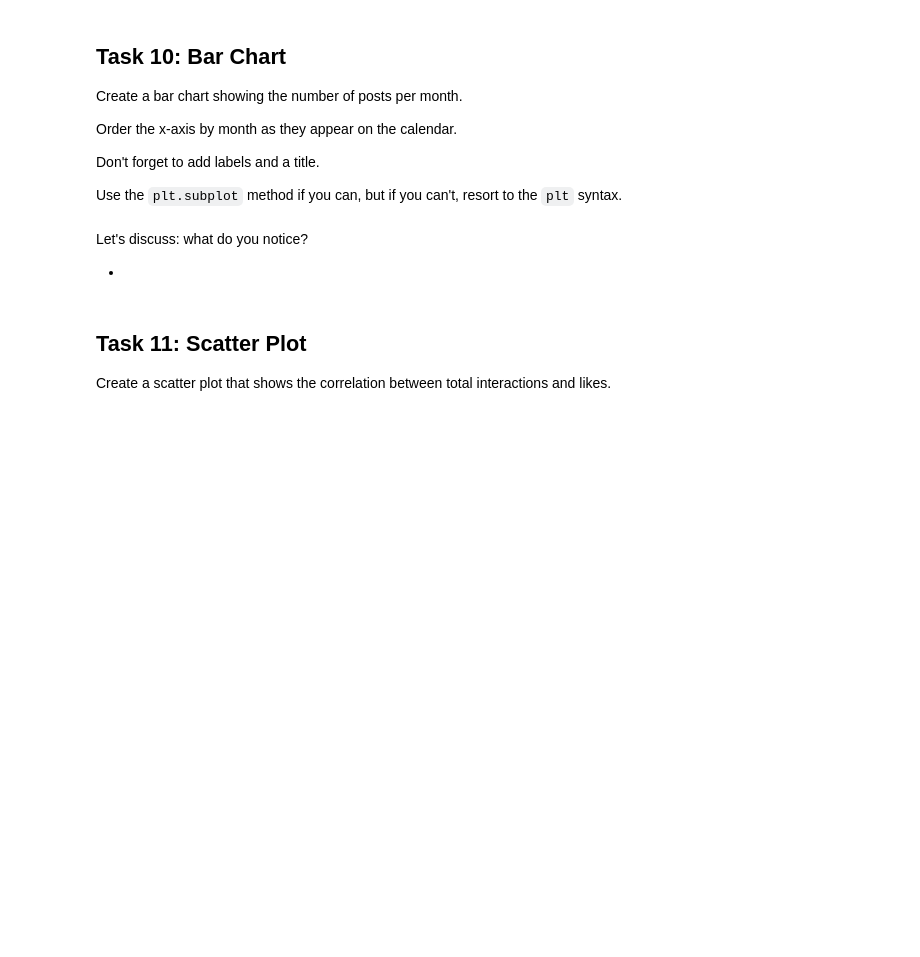
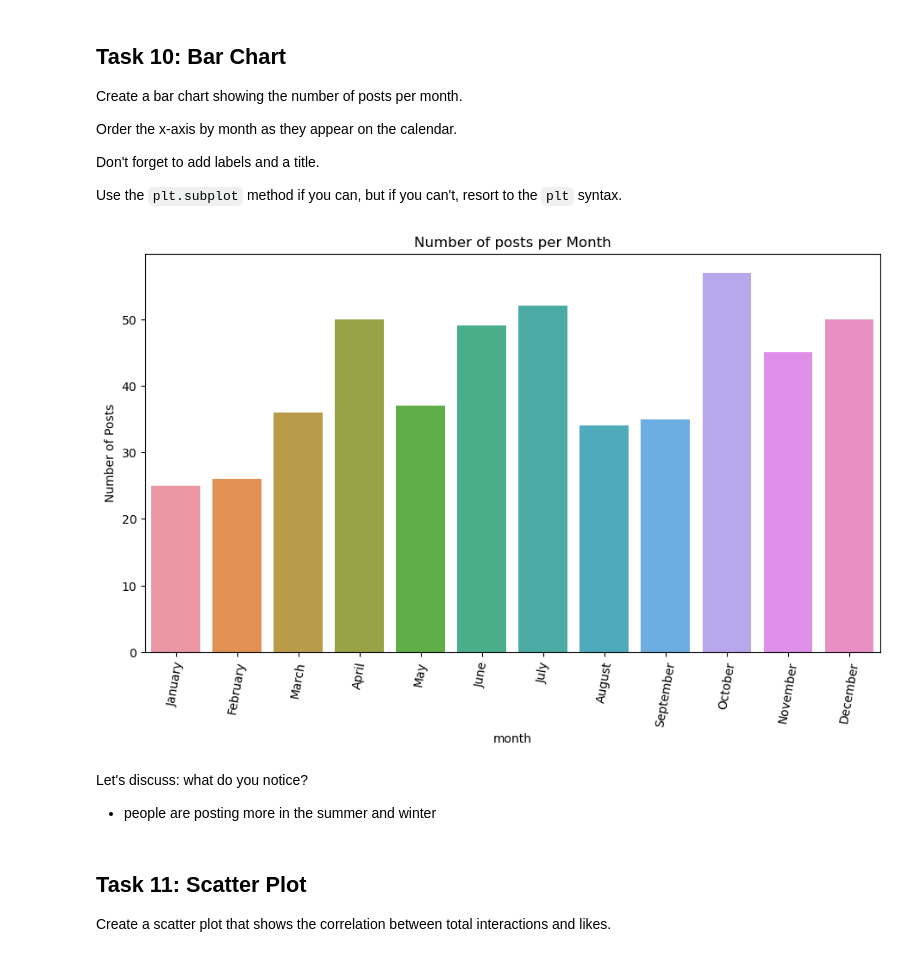
Before and after one commit to alexanderdaffara/NYC-DS-010923, a Jupyter notebook: CodeChallengeReviews/Phase1/P1-Code-Challenge-Review.ipynb, the cells around one changed output. Saved outputs shown, nothing was run; the diff lists cells and outputs as text; code cells hidden in the pictures; blank space fills up the shorter version.

```diff
--- a/CodeChallengeReviews/Phase1/P1-Code-Challenge-Review.ipynb
+++ b/CodeChallengeReviews/Phase1/P1-Code-Challenge-Review.ipynb
@@ -161,0 +198,4 @@ Create a new column called `likes_per_impression` which divides the number of li
+# %%
+# Your code here
+df.loc[:,'likes_per_impression'] = df.loc[:,'like'] / df.loc[:,'Lifetime Post Total Impressions']
+df
@@ -167,3 +221,5 @@ Make a new column for this, `likes_per_impression_perc`, to capture this output.
 # call_on_students(1)
 # %%
 # Your code here
+df.loc[:,'likes_per_impression'] = df['likes_per_impression'] * 100
+df
@@ -218,6 +320,11 @@ Don't forget to add labels and a title.
 Use the `plt.subplot` method if you can, but if you can't, resort to the `plt` syntax.
 # %%
 # call_on_students(1)
+# %%
+df['is_post'] = [True]*len(df)
 # %%
 # Your code here
-# First need to access the number of posts per month
+# First need to accessthe number of posts per month
+import calendar
+x = [month for month in calendar.month_name[1:]]
+heights = df.groupby('Post Month').count()['is_post']
@@ -227,7 +331,20 @@ Use the `plt.subplot` method if you can, but if you can't, resort to the `plt` s
+# %%
+# Your code here
+# Now need to visualize
+import seaborn as sns
+fig, ax = plt.subplots(figsize=(11,6))
+sns.barplot(x=x,y=heights,ax=ax)
+ax.set_xlabel('month')
+ax.set_ylabel('Number of Posts')
+ax.set_title('Number of posts per Month')
+ax.set_xticklabels(x, rotation=80)
+plt.show()
+# %% [output]
+[figure, added]
 # %% [markdown]
 Let's discuss: what do you notice?
 
--
+- people are posting more in the summer and winter
 # %% [markdown]
 ## Task 11: Scatter Plot
 
```
Also changed, not shown: parts of 35 cells of this notebook, 1 other file.
